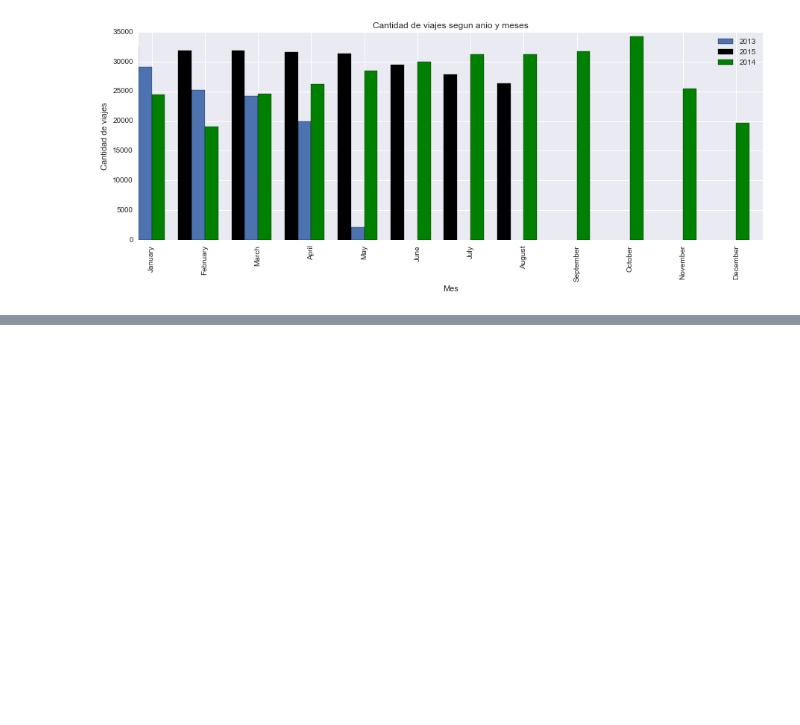
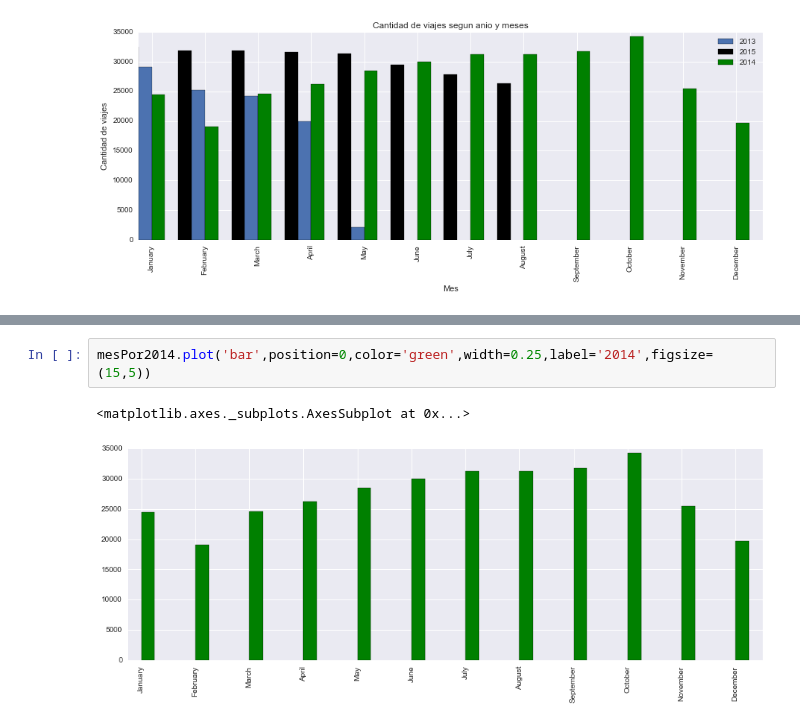
Before and after one commit to AlexVilla92/TP-Datos-2017, a Jupyter notebook: TP1-Exploracion-de-Datos-01-Cantidad-de-bicicletas-por-dia-y-hora.ipynb, the cells around one changed output, grey strips where cells are left out. Drawn from its saved outputs; the diff is of its cells as text; blank space fills up the shorter version.

```diff
--- a/TP1-Exploracion-de-Datos-01-Cantidad-de-bicicletas-por-dia-y-hora.ipynb
+++ b/TP1-Exploracion-de-Datos-01-Cantidad-de-bicicletas-por-dia-y-hora.ipynb
@@ -241,0 +307,5 @@ plt.ylabel('Cantidad de viajes')
+# %%
+mesPor2014.plot('bar',position=0,color='green',width=0.25,label='2014',figsize=(15,5))
+# %% [output]
+<matplotlib.axes._subplots.AxesSubplot at 0x...>
+[figure, added]
```
Also changed, not shown: parts of 6 cells of this notebook.
